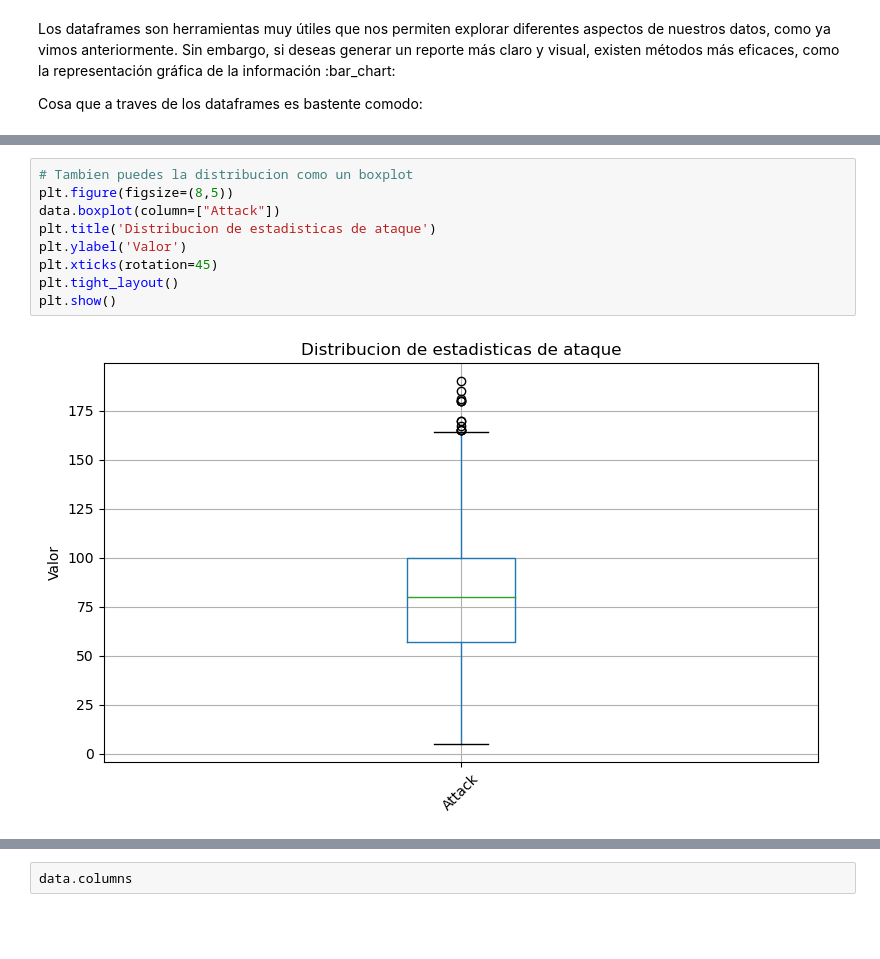
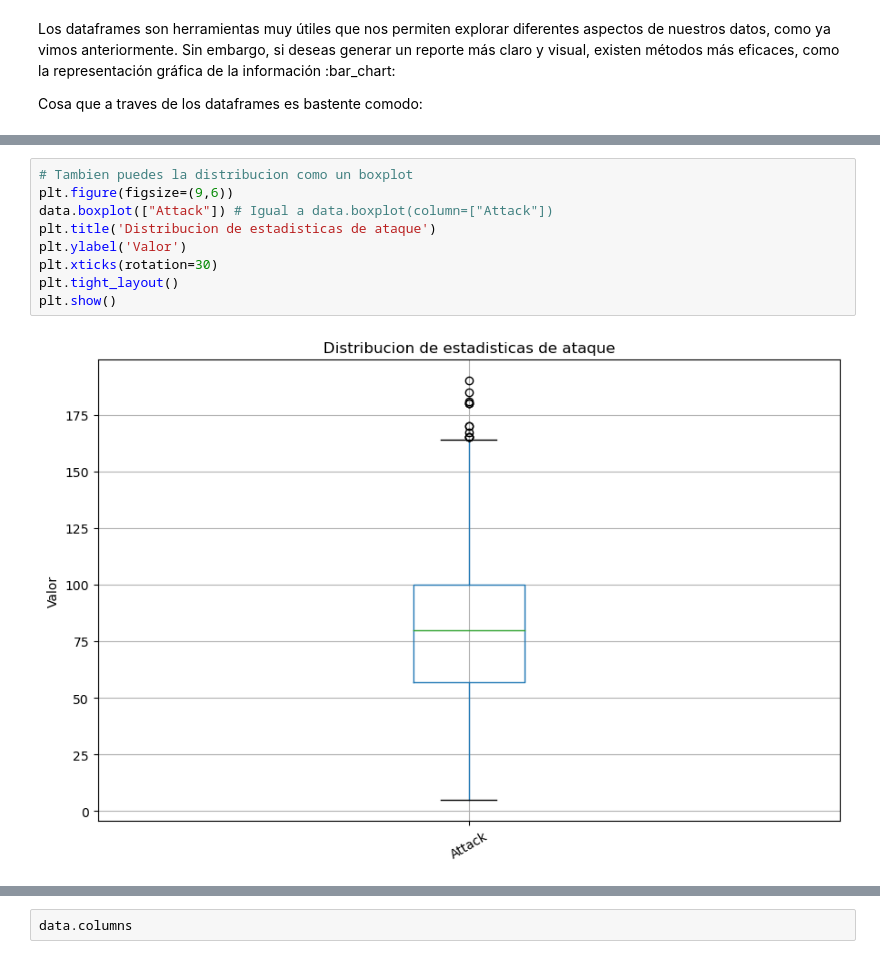
Before and after one commit to ArmandoTrapaga/Induccion, a Jupyter notebook: Dataframes.ipynb, the cells around one changed output, grey strips where cells are left out. Cells and saved outputs as stored; diff of their text form; blank space fills up the shorter version.

```diff
--- a/Dataframes.ipynb
+++ b/Dataframes.ipynb
@@ -414,14 +523,14 @@ plt.show()
 # %%
 # Tambien puedes la distribucion como un boxplot
-plt.figure(figsize=(8,5))
-data.boxplot(column=["Attack"])
+plt.figure(figsize=(9,6))
+data.boxplot(["Attack"]) # Igual a data.boxplot(column=["Attack"])
 plt.title('Distribucion de estadisticas de ataque')
 plt.ylabel('Valor')
-plt.xticks(rotation=45)
+plt.xticks(rotation=30)
 plt.tight_layout()
 plt.show()
 # %% [output]
-[figure, old version]
+[figure, new version]
 # %%
 # También puedes ver una gráfica general de los valores nulos en tu DataFrame
 
```
Also changed, not shown: parts of 42 cells of this notebook, 1 other file.
